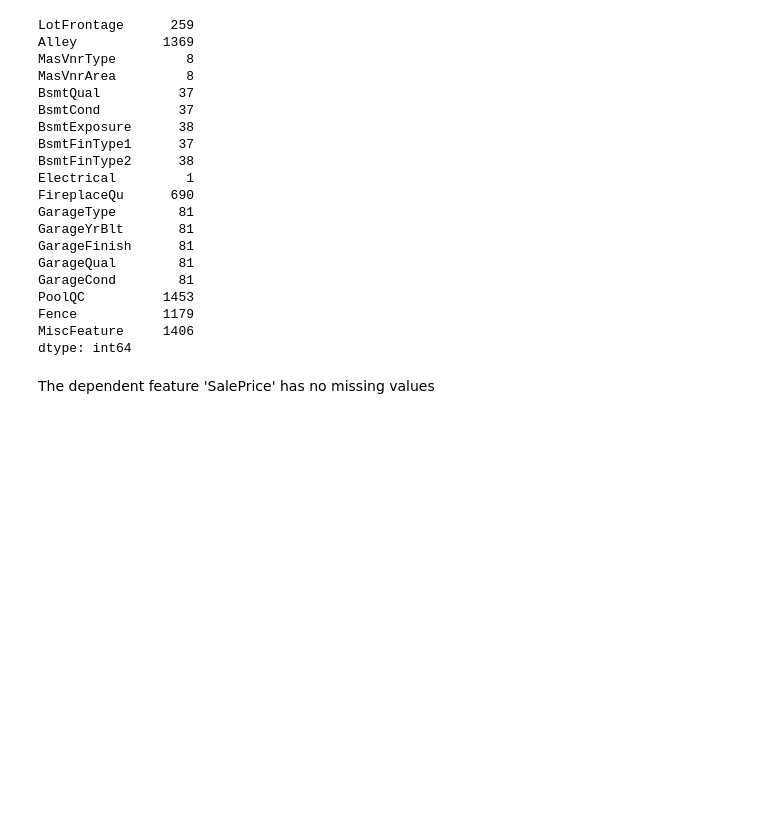
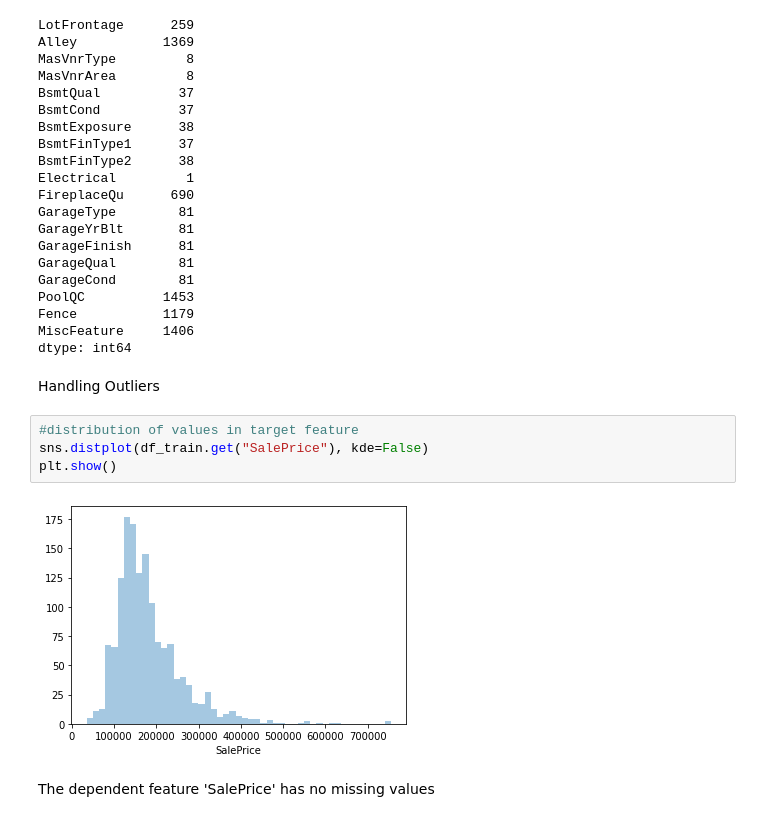
Before and after one commit to ParisRohan/Kaggle_DataScience_Projects, a Jupyter notebook: rohan-house-price-prediction.ipynb, the cells around one changed output. Drawn from its saved outputs; the diff is of its cells as text; blank space fills up the shorter version.

Commit message:
Kaggle Notebook | Rohan House Price Prediction | Version 10

```diff
--- a/rohan-house-price-prediction.ipynb
+++ b/rohan-house-price-prediction.ipynb
@@ -91,5 +94,13 @@ PoolQC          1453
 Fence           1179
 MiscFeature     1406
 dtype: int64
+# %% [markdown]
+Handling Outliers
+# %%
+#distribution of values in target feature
+sns.distplot(df_train.get("SalePrice"), kde=False)
+plt.show()
+# %% [output]
+[figure, added]
 # %% [markdown]
 The dependent feature 'SalePrice' has no missing values
```
Also changed, not shown: parts of 48 cells of this notebook.
